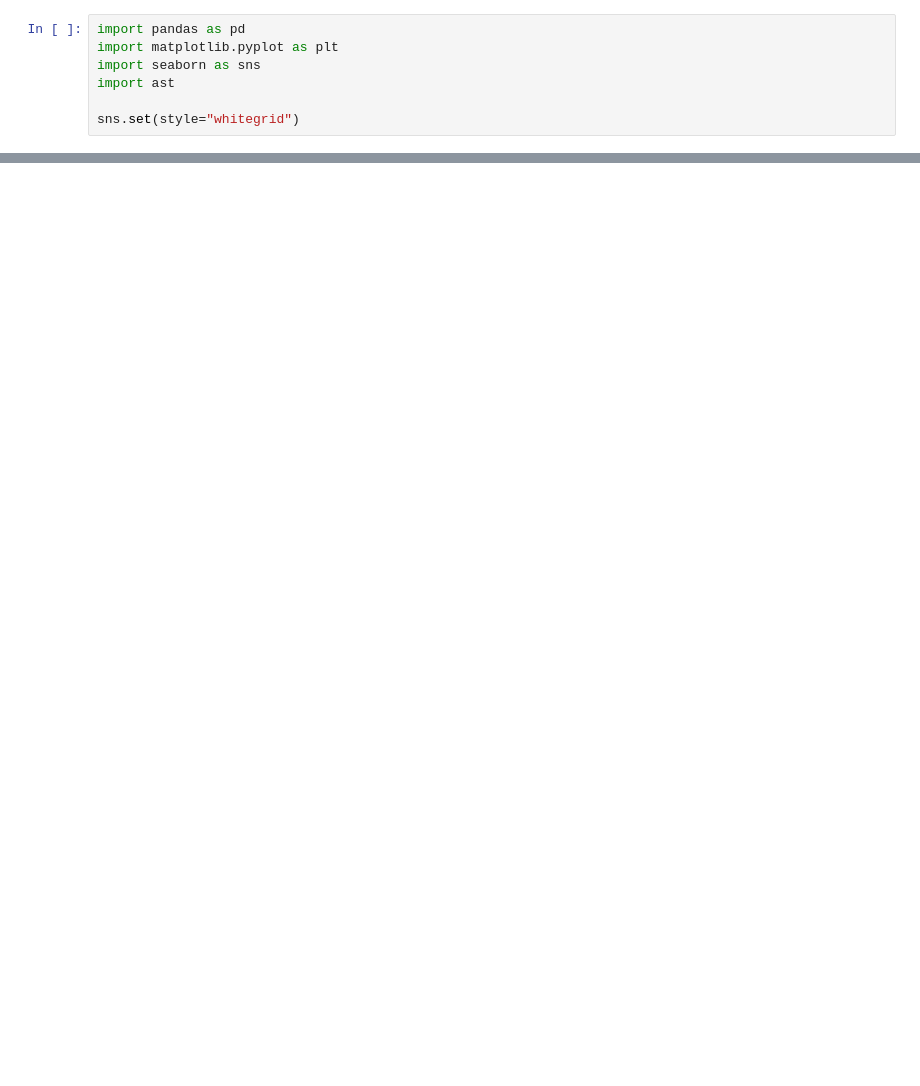
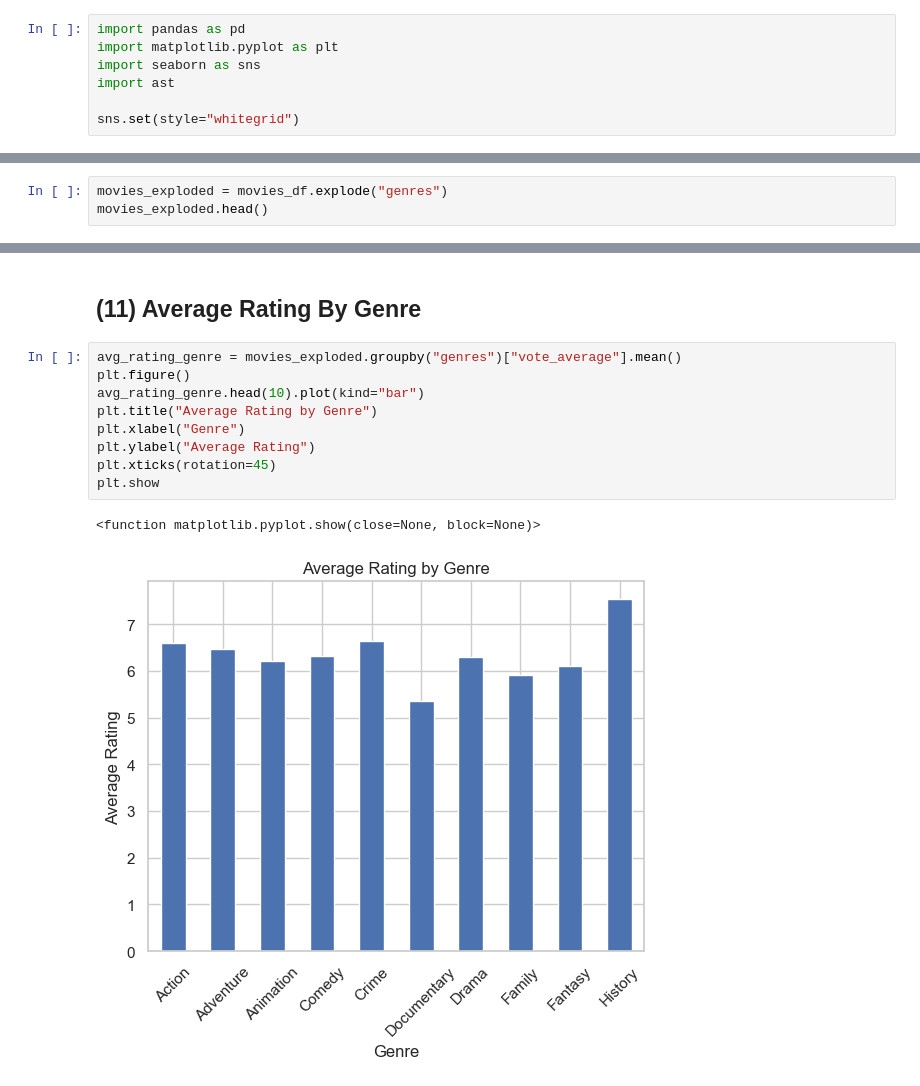
Before and after one commit to ChristineYamin/07_Movie_recommendation_system, a Jupyter notebook: notebooks/02_data_cleaning_eda.ipynb, the cells around one changed output, grey strips where cells are left out. Drawn from its saved outputs; the diff is of its cells as text; blank space fills up the shorter version.

```diff
--- a/notebooks/02_data_cleaning_eda.ipynb
+++ b/notebooks/02_data_cleaning_eda.ipynb
@@ -20,0 +79,3 @@ FileNotFoundError: [Errno 2] No such file or directory: 'movies_dataset.csv'
+# %%
+movies_exploded = movies_df.explode("genres")
+movies_exploded.head()
@@ -20,0 +155,14 @@ FileNotFoundError: [Errno 2] No such file or directory: 'movies_dataset.csv'
+# %% [markdown]
+## (11) Average Rating By Genre
+# %%
+avg_rating_genre = movies_exploded.groupby("genres")["vote_average"].mean()
+plt.figure()
+avg_rating_genre.head(10).plot(kind="bar")
+plt.title("Average Rating by Genre")
+plt.xlabel("Genre")
+plt.ylabel("Average Rating")
+plt.xticks(rotation=45)
+plt.show
+# %% [output]
+<function matplotlib.pyplot.show(close=None, block=None)>
+[figure, added]
```
Also changed, not shown: parts of 26 cells of this notebook.
